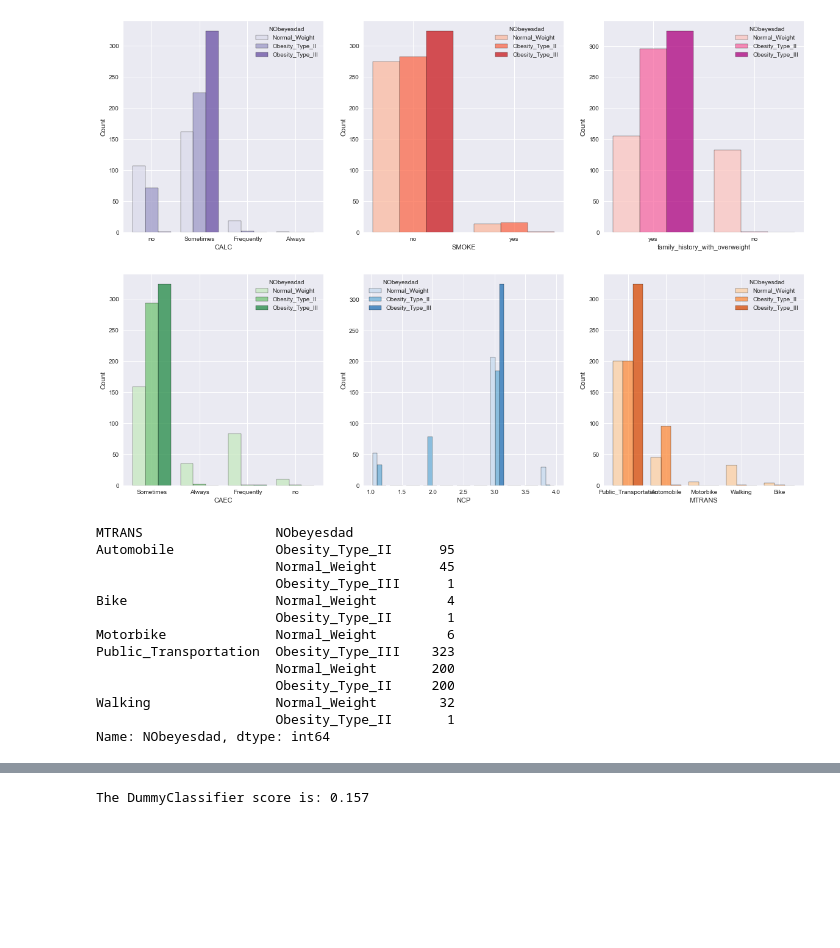
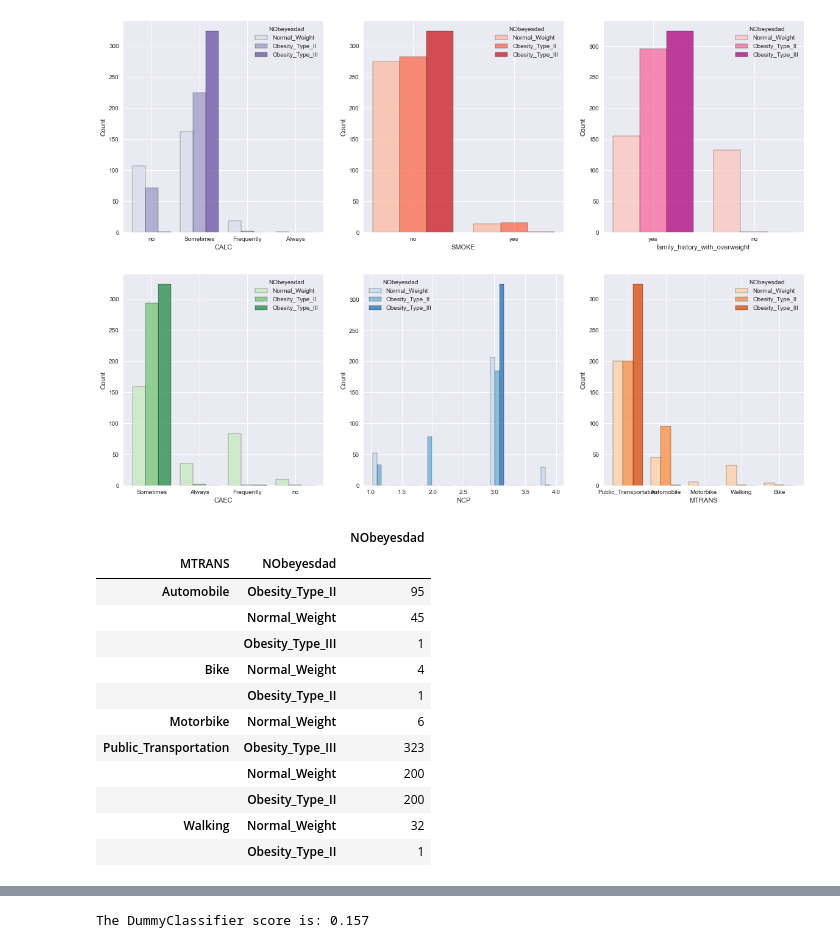
Before and after one commit to NoaAmichai/Obesity-Data-Science-Project, a Jupyter notebook: Obesity_Semester_B.ipynb, the cells around one changed output, grey strips where cells are left out. Drawn from its saved outputs; the diff is of its cells as text; code cells hidden in the pictures; blank space fills up the shorter version.

```diff
--- a/Obesity_Semester_B.ipynb
+++ b/Obesity_Semester_B.ipynb
@@ -88,21 +112,21 @@ sns.histplot(data=result, x="MTRANS", hue="NObeyesdad", multiple="dodge", shrink
 <AxesSubplot:xlabel='MTRANS', ylabel='Count'>
 [figure]
 # %%
-result.NObeyesdad.groupby(result.MTRANS).value_counts()
+pd.DataFrame(result.NObeyesdad.groupby(result.MTRANS).value_counts())
 # %% [output]
-MTRANS                 NObeyesdad
-Automobile             Obesity_Type_II      95
-                       Normal_Weight        45
-                       Obesity_Type_III      1
-Bike                   Normal_Weight         4
-                       Obesity_Type_II       1
-Motorbike              Normal_Weight         6
-Public_Transportation  Obesity_Type_III    323
-                       Normal_Weight       200
-                       Obesity_Type_II     200
-Walking                Normal_Weight        32
-                       Obesity_Type_II       1
-Name: NObeyesdad, dtype: int64
+|  |  | NObeyesdad |
+| MTRANS | NObeyesdad |  |
+| Automobile | Obesity_Type_II | 95 |
+|  | Normal_Weight | 45 |
+|  | Obesity_Type_III | 1 |
+| Bike | Normal_Weight | 4 |
+|  | Obesity_Type_II | 1 |
+| Motorbike | Normal_Weight | 6 |
+| Public_Transportation | Obesity_Type_III | 323 |
+|  | Normal_Weight | 200 |
+|  | Obesity_Type_II | 200 |
+| Walking | Normal_Weight | 32 |
+|  | Obesity_Type_II | 1 |
 # %%
 Normal = Normal_Weight.describe(include='O').iloc[2:4]
 Type_II =Obesity_Type_II.describe(include='O').iloc[2:4]
```
Also changed, not shown: parts of 22 cells of this notebook.
